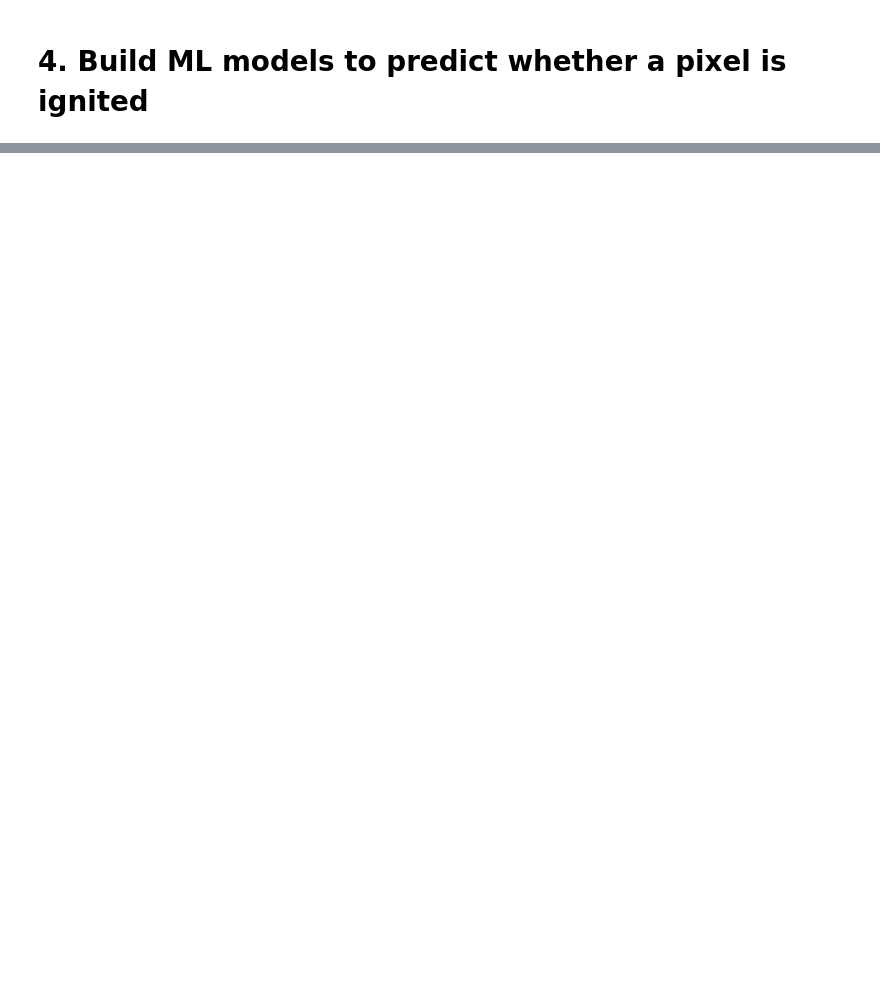
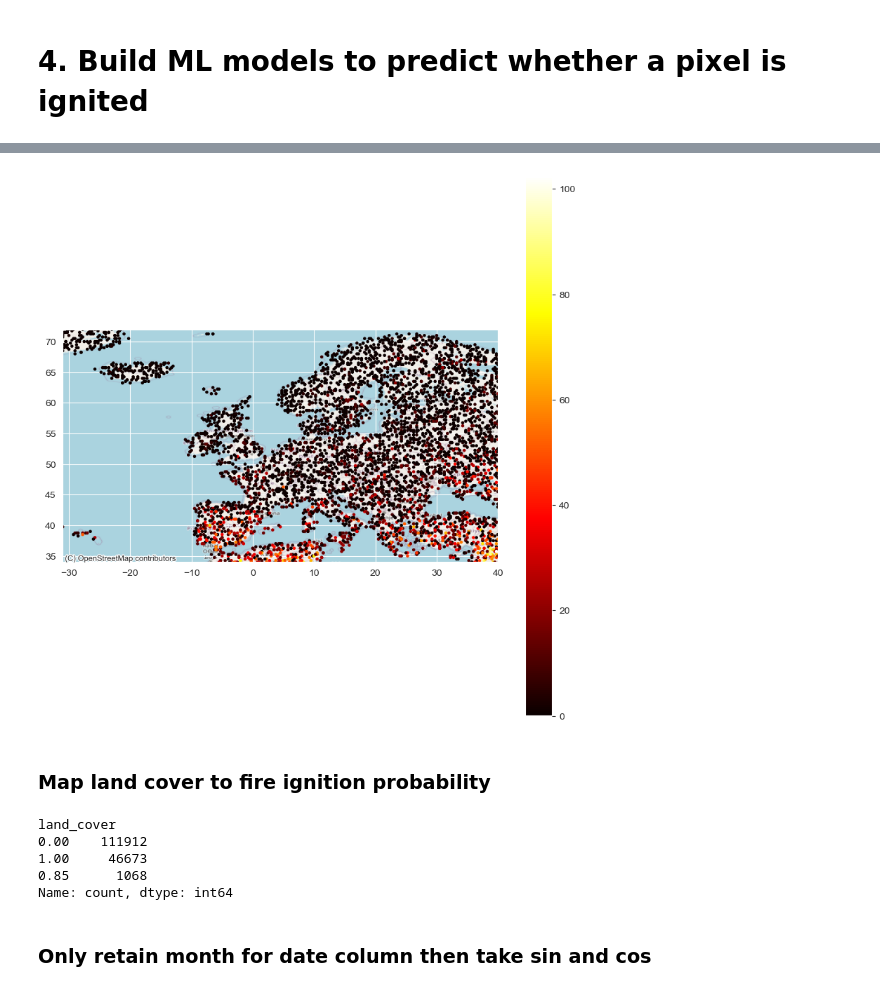
Before and after one commit to zhongyunshun/climada_petals, a Jupyter notebook: doc/my_scripts/step4_curate_ml_dataset.ipynb, the cells around one changed output, grey strips where cells are left out. Cells and saved outputs as stored; diff of their text form; code cells hidden in the pictures; blank space fills up the shorter version.

```diff
--- a/doc/my_scripts/step4_curate_ml_dataset.ipynb
+++ b/doc/my_scripts/step4_curate_ml_dataset.ipynb
@@ -420,3 +485,7 @@ gdf_concat
 gdf_concat.to_file(os.path.join(folder, 'ignited_eu_2013_gdf'), driver='GPKG')
 # %% [markdown]
 # 4. Build ML models to predict whether a pixel is ignited
+# %%
+folder = '../../climada_petals/data/wildfire/output/2013/'
+df = gpd.read_file(os.path.join(folder, 'ignited_eu_2013_gdf'))
+df
@@ -422,0 +517,3 @@ gdf_concat.to_file(os.path.join(folder, 'ignited_eu_2013_gdf'), driver='GPKG')
+# %%
+df_false = df[df['ignited'] == False].sample(n=10000, replace=False, random_state=42)
+df_false['longitude'].describe()
@@ -422,0 +530,40 @@ gdf_concat.to_file(os.path.join(folder, 'ignited_eu_2013_gdf'), driver='GPKG')
+# %%
+import contextily as ctx
+import matplotlib.pyplot as plt
+
+geo_bound_eu = (-31, 34, 40 ,72)
+fig, ax = plt.subplots(figsize=(10, 10))
+df_false.plot(ax=ax, column='fwi', legend=True, cmap='hot', markersize=5)
+ax.set_xlim(geo_bound_eu[0], geo_bound_eu[2])
+ax.set_ylim(geo_bound_eu[1], geo_bound_eu[3])
+ctx.add_basemap(ax, crs='EPSG:4326', source=ctx.providers.OpenStreetMap.Mapnik)
+# %% [output]
+[figure, added]
+# %% [markdown]
+### Map land cover to fire ignition probability
+# %%
+# Map land cover type to ignition probability according to Climada Master thesis Table 2.1
+# and Land Cover User Manual Table 4 Discrete classification coding
+land_cover_map_dict = {
+    0: 0, # no input data
+    111: 1, 113: 1, 112: 1, 114: 1, 115: 1, 116: 1, 121: 1, 123: 1, 122: 1, 124: 1, 125: 1, 126: 1, # forest
+    20: 1, # shrubs
+    30: 1, # Herbaceous vegetation
+    90: 0.85, # Herbaceous wetland
+    100: 1, # Moss and lichen
+    60: 0, # Bare / sparse vegetation
+    40: 0, # cropland
+    50: 0, # Urban / built up
+    70: 0, # Snow and ice
+    80: 0, # permanent water bodies
+    200: 0, # open sea
+}
+
+df['land_cover'] = df['land_cover'].map(land_cover_map_dict)
+df['land_cover'].value_counts()
+# %% [output]
+land_cover
+0.00    111912
+1.00     46673
+0.85      1068
+Name: count, dtype: int64
@@ -422,0 +577,2 @@ gdf_concat.to_file(os.path.join(folder, 'ignited_eu_2013_gdf'), driver='GPKG')
+# %% [markdown]
+### Only retain month for date column then take sin and cos
```
Also changed, not shown: parts of 62 cells of this notebook, 2 other files.
